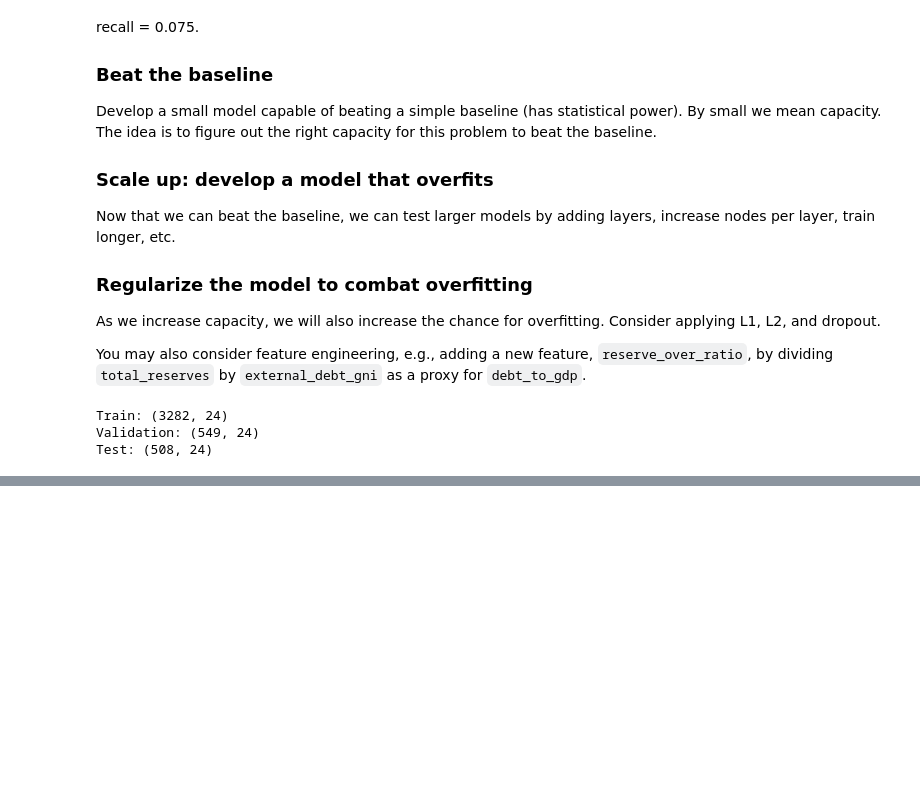
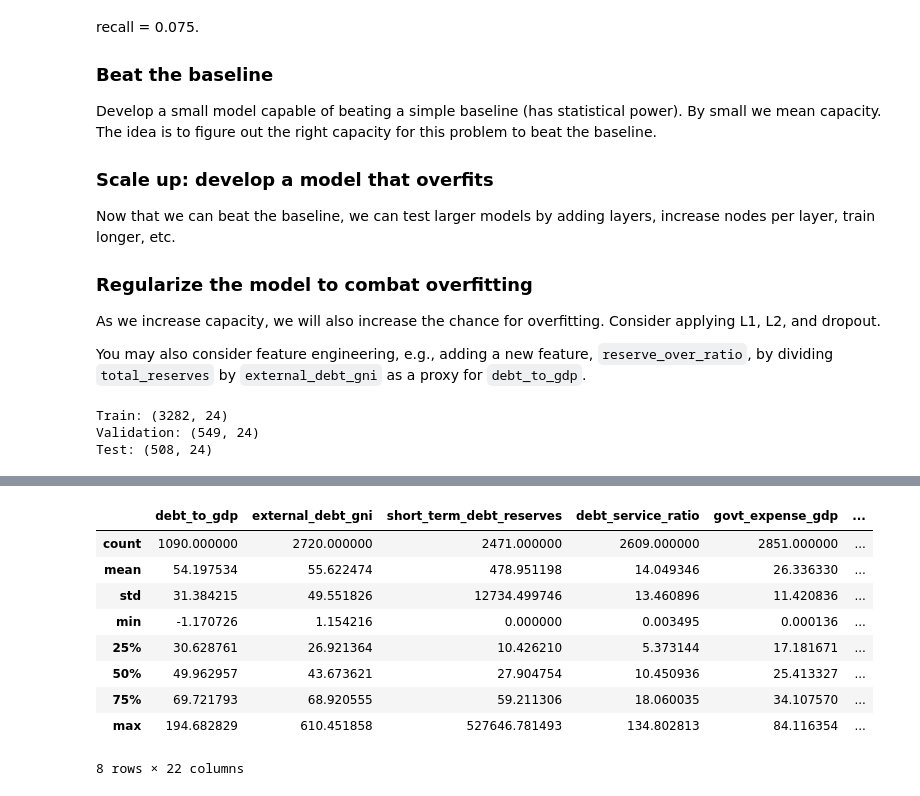
Before and after one commit to willqs/CSC375, a Jupyter notebook: project_2v2-1.ipynb, the cells around one changed output, grey strips where cells are left out. Saved outputs shown, nothing was run; the diff lists cells and outputs as text; code cells hidden in the pictures; blank space fills up the shorter version.

```diff
--- a/project_2v2-1.ipynb
+++ b/project_2v2-1.ipynb
@@ -358,0 +381,13 @@ X_test_scaled = pd.DataFrame(X_test_scaled, columns=X_test.columns, index=X_test
+# %%
+df_sovereign.describe()
+# %% [output]
+|  | debt_to_gdp | external_debt_gni | short_term_debt_reserves | debt_service_ratio | govt_expense_gdp | ... |
+| count | 1090.000000 | 2720.000000 | 2471.000000 | 2609.000000 | 2851.000000 | ... |
+| mean | 54.197534 | 55.622474 | 478.951198 | 14.049346 | 26.336330 | ... |
+| std | 31.384215 | 49.551826 | 12734.499746 | 13.460896 | 11.420836 | ... |
+| min | -1.170726 | 1.154216 | 0.000000 | 0.003495 | 0.000136 | ... |
+| 25% | 30.628761 | 26.921364 | 10.426210 | 5.373144 | 17.181671 | ... |
+| 50% | 49.962957 | 43.673621 | 27.904754 | 10.450936 | 25.413327 | ... |
+| 75% | 69.721793 | 68.920555 | 59.211306 | 18.060035 | 34.107570 | ... |
+| max | 194.682829 | 610.451858 | 527646.781493 | 134.802813 | 84.116354 | ... |
+8 rows × 22 columns
```
Also changed, not shown: parts of 13 cells of this notebook.
